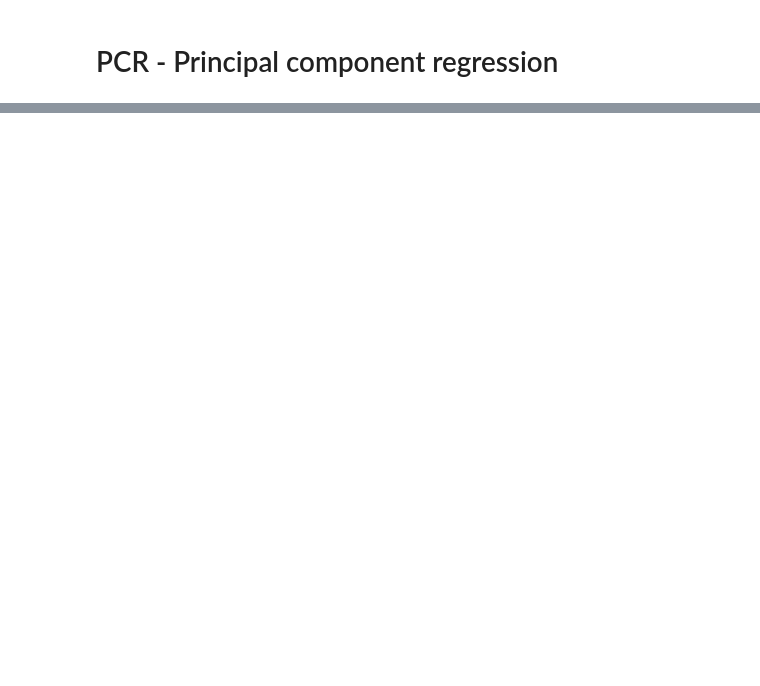
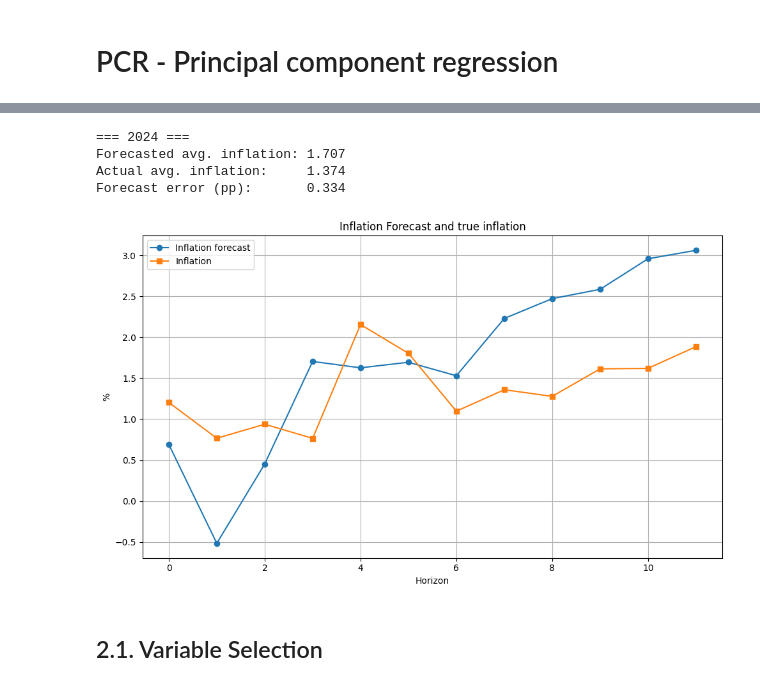
Before and after one commit to Rasmushoy/Inflation-Forecast, a Jupyter notebook: PCR/PCR.ipynb, the cells around one changed output, grey strips where cells are left out. Cells and saved outputs as stored; diff of their text form; code cells hidden in the pictures; blank space fills up the shorter version.

```diff
--- a/PCR/PCR.ipynb
+++ b/PCR/PCR.ipynb
@@ -108,0 +155,29 @@ df_pcr_rolling_forecast
+# %%
+forecast_avg = df_inflation["Inflation forecast"].mean()
+actual_avg = df_inflation["Inflation"].mean()
+error = forecast_avg - actual_avg
+
+print("=== 2024 ===")
+print(f"Forecasted avg. inflation: {forecast_avg:.3f}")
+print(f"Actual avg. inflation:     {actual_avg:.3f}")
+print(f"Forecast error (pp):       {error:.3f}")
+# %% [output]
+=== 2024 ===
+Forecasted avg. inflation: 1.707
+Actual avg. inflation:     1.374
+Forecast error (pp):       0.334
+# %%
+plt.figure(figsize=(10, 6))
+plt.plot(df_inflation['Horizon'], df_inflation['Inflation forecast'], marker='o', label='Inflation forecast')
+plt.plot(df_inflation['Horizon'], df_inflation['Inflation'], marker='s', label='Inflation')
+plt.xlabel('Horizon')
+plt.ylabel('%')
+plt.title('Inflation Forecast and true inflation')
+plt.legend()
+plt.grid(True)
+plt.tight_layout()
+plt.show()
+# %% [output]
+[figure, added]
+# %% [markdown]
+## 2.1. Variable Selection
```
Also changed, not shown: parts of 35 cells of this notebook, 10 other files.
